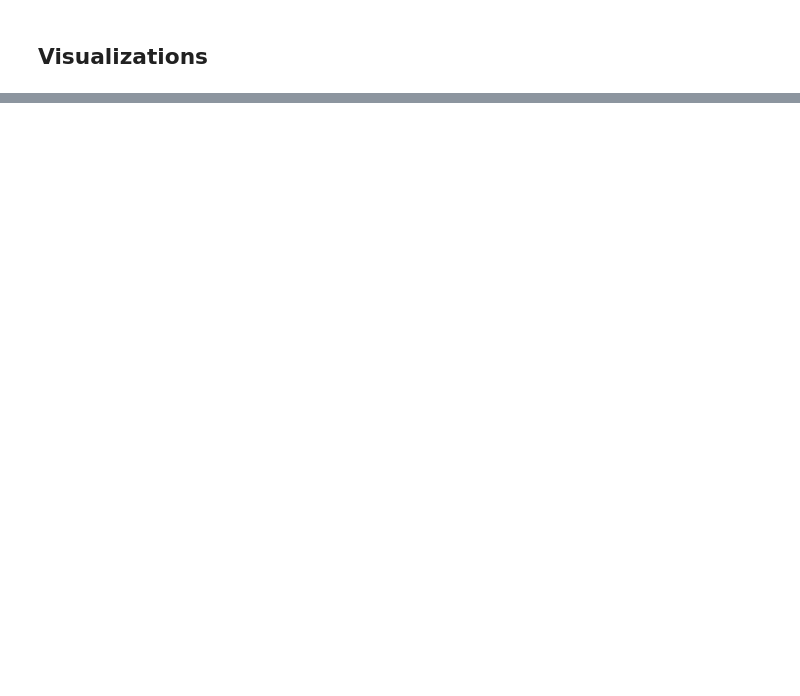
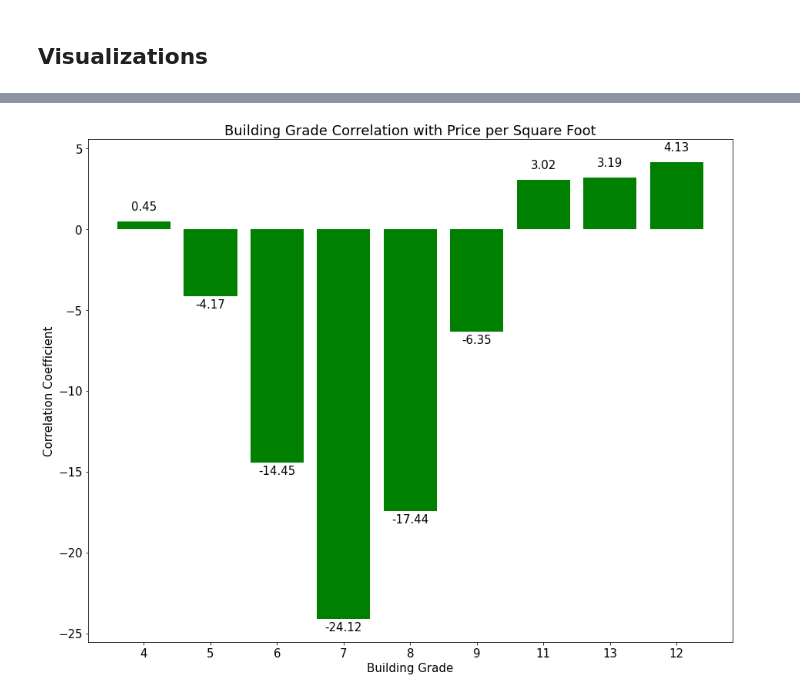
Before and after one commit to ThomasHChapman/P2-SeattleHousing, a Jupyter notebook: working_notebooks/tom_working.ipynb, the cells around one changed output, grey strips where cells are left out. Drawn from its saved outputs; the diff is of its cells as text; code cells hidden in the pictures; blank space fills up the shorter version.

```diff
--- a/working_notebooks/tom_working.ipynb
+++ b/working_notebooks/tom_working.ipynb
@@ -785,0 +714,38 @@ plt.savefig('../images/mean_psft_zip', dpi=500)
+# %%
+# Create x and y axis label data
+
+grade_coefs =  {'4': 0.450,
+                '5': -4.17,
+                '6': -14.45,
+                '7': -24.12,
+                '8': -17.44,
+                '9': -6.35,
+                '11': 3.02,
+                '13': 3.19,
+                '12': 4.13}
+
+plt.rcParams.update({'font.size': 15});
+x = np.arange(len(grade_coefs.keys()))
+width = 0.35
+
+fig, ax = plt.subplots(figsize=(15,12))
+
+ax.set_ylabel('Correlation Coefficient')
+ax.set_xlabel('Building Grade')
+ax.set_title('Building Grade Correlation with Price per Square Foot')
+ax.set_xticks(x)
+ax.set_xticklabels(grade_coefs.keys())
+
+pps = ax.bar(grade_coefs.keys(), grade_coefs.values(), color='green')
+for p in pps:
+    height = p.get_height()
+    if height > 0:
+        ax.annotate('{}'.format(height), xy=(p.get_x() + p.get_width() / 2, height), xytext=(0, 15),
+        textcoords="offset points", ha='center')
+
+    else:
+        ax.annotate('{}'.format(height), xy=(p.get_x() + p.get_width() / 2, height), xytext=(0, -15),
+        textcoords="offset points", ha='center')  # 3 points vertical offset
+#plt.tight_layout()
+# %% [output]
+[figure, added]
```
Also changed, not shown: parts of 69 cells of this notebook.
